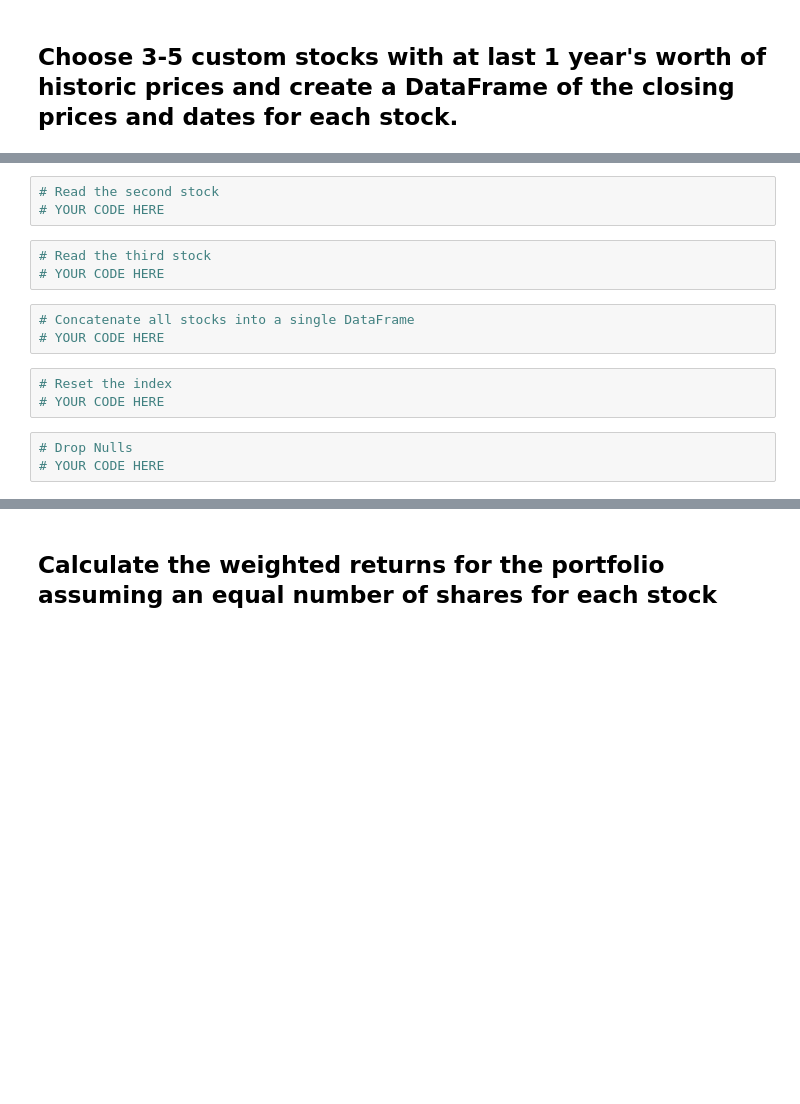
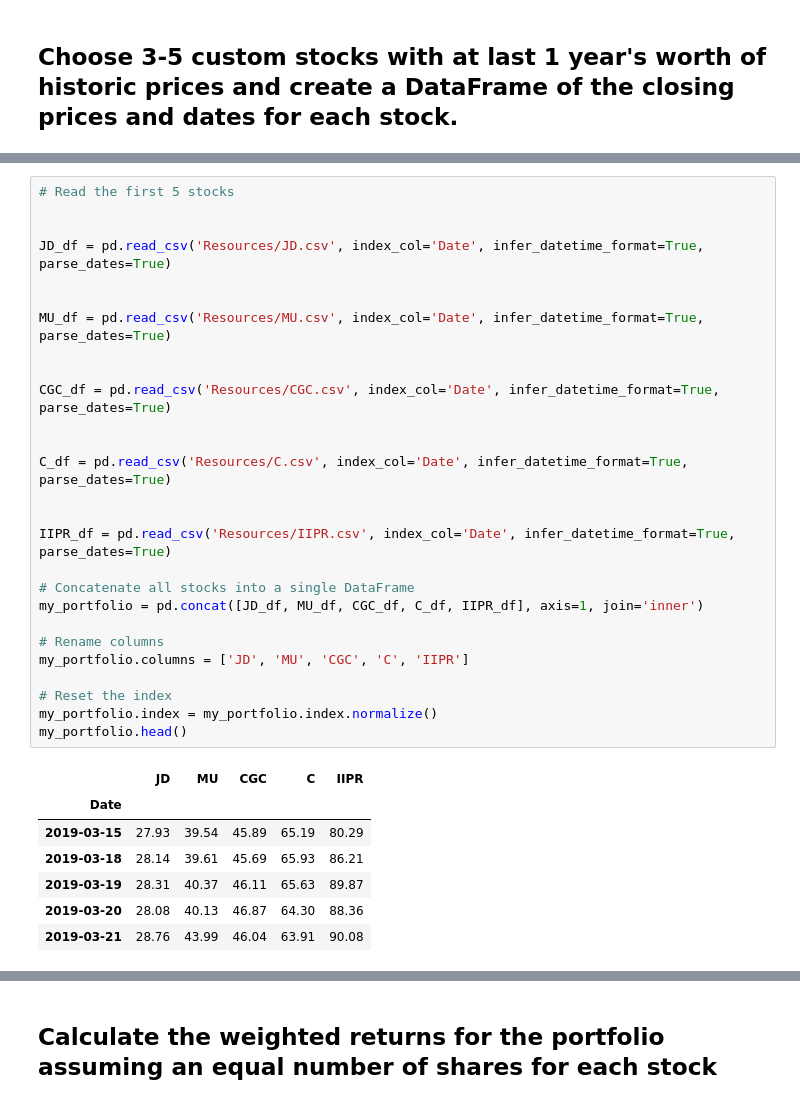
Before and after one commit to lavint/FinTech-Python, a Jupyter notebook: pandas/Starter_Code/portfolio_analysis.ipynb, the cells around one changed output, grey strips where cells are left out. Cells and saved outputs as stored; diff of their text form; blank space fills up the shorter version.

Commit message:
Add portfolio data, notes to cheatsheet, codes to portfolio_analysis ipynb

```diff
--- a/pandas/Starter_Code/whale_analysis.ipynb
+++ b/pandas/Starter_Code/portfolio_analysis.ipynb
@@ -336,15 +333,35 @@ In this section, you will build your own portfolio of stocks, calculate the retu
-# %%
-# Read the second stock
-# YOUR CODE HERE
-# %%
-# Read the third stock
-# YOUR CODE HERE
-# %%
-# Concatenate all stocks into a single DataFrame
-# YOUR CODE HERE
-# %%
-# Reset the index
-# YOUR CODE HERE
-# %%
-# Drop Nulls
-# YOUR CODE HERE
+# %%
+# Read the first 5 stocks
+
+
+JD_df = pd.read_csv('Resources/JD.csv', index_col='Date', infer_datetime_format=True, parse_dates=True)
+
+
+MU_df = pd.read_csv('Resources/MU.csv', index_col='Date', infer_datetime_format=True, parse_dates=True)
+
+
+CGC_df = pd.read_csv('Resources/CGC.csv', index_col='Date', infer_datetime_format=True, parse_dates=True)
+
+
+C_df = pd.read_csv('Resources/C.csv', index_col='Date', infer_datetime_format=True, parse_dates=True)
+
+
+IIPR_df = pd.read_csv('Resources/IIPR.csv', index_col='Date', infer_datetime_format=True, parse_dates=True)
+
+# Concatenate all stocks into a single DataFrame
+my_portfolio = pd.concat([JD_df, MU_df, CGC_df, C_df, IIPR_df], axis=1, join='inner')
+
+# Rename columns
+my_portfolio.columns = ['JD', 'MU', 'CGC', 'C', 'IIPR']
+
+# Reset the index
+my_portfolio.index = my_portfolio.index.normalize()
+my_portfolio.head()
+# %% [output]
+|  | JD | MU | CGC | C | IIPR |
+| Date |  |  |  |  |  |
+| 2019-03-15 | 27.93 | 39.54 | 45.89 | 65.19 | 80.29 |
+| 2019-03-18 | 28.14 | 39.61 | 45.69 | 65.93 | 86.21 |
+| 2019-03-19 | 28.31 | 40.37 | 46.11 | 65.63 | 89.87 |
+| 2019-03-20 | 28.08 | 40.13 | 46.87 | 64.30 | 88.36 |
+| 2019-03-21 | 28.76 | 43.99 | 46.04 | 63.91 | 90.08 |
```
Also changed, not shown: parts of 3 cells of this notebook, 6 other files.
